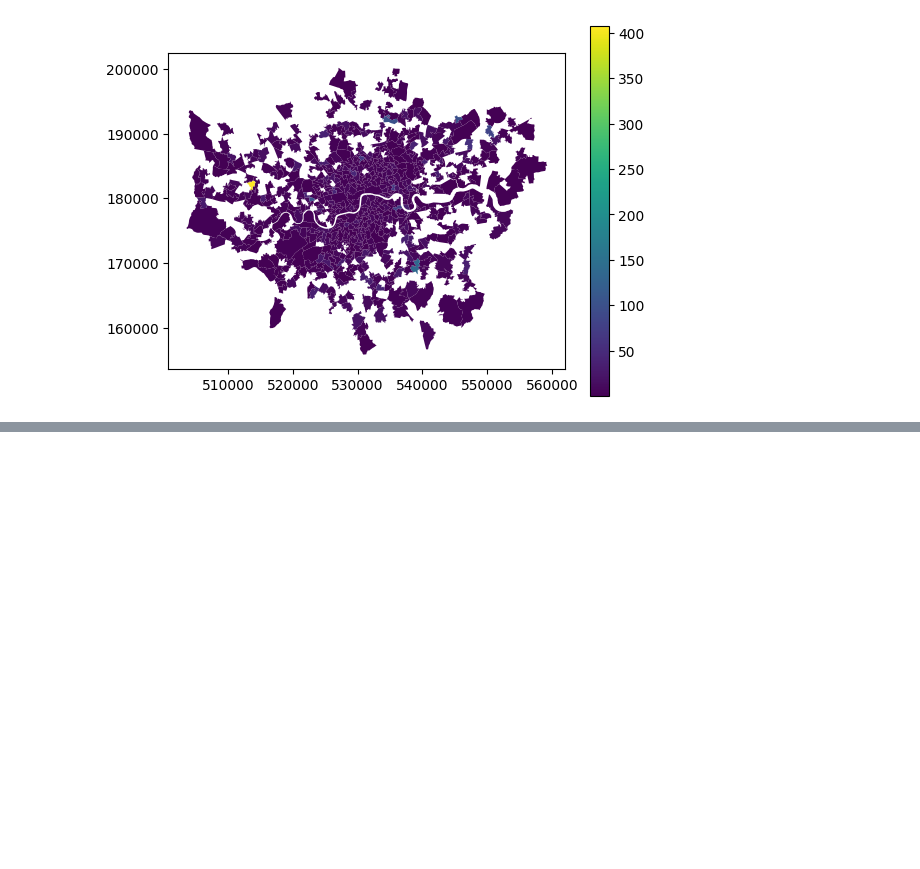
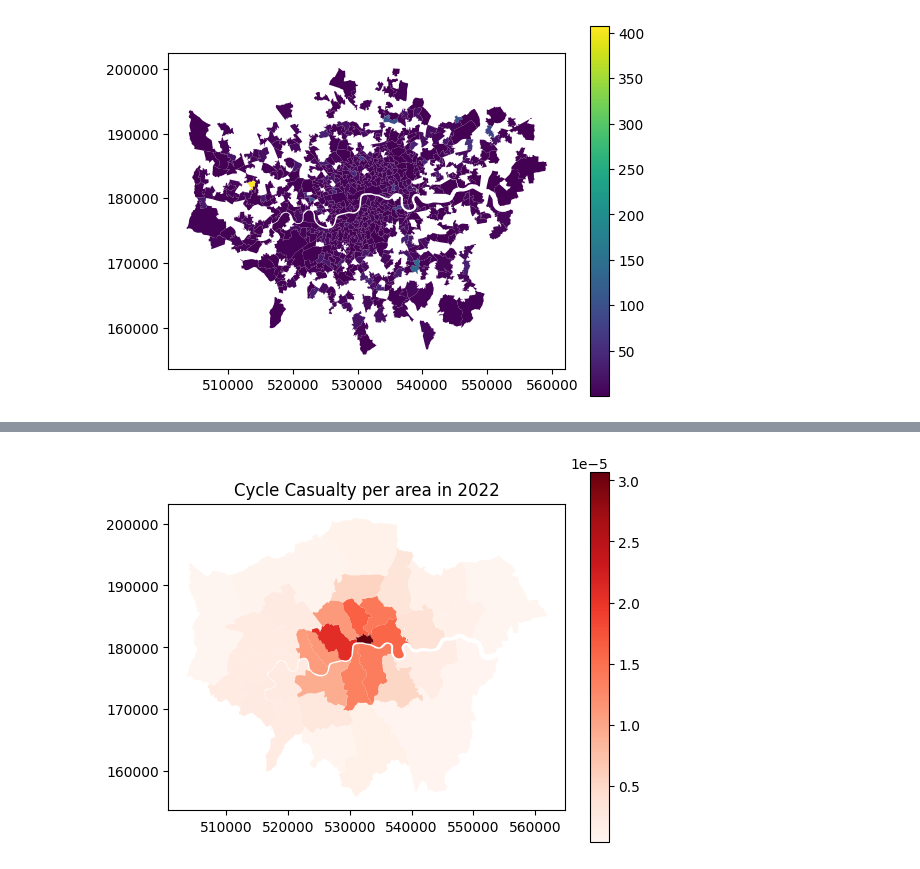
Before and after one commit to sokimura39/CUSP_Data_Dive, a Jupyter notebook: cycling_infrastructure.ipynb, the cells around one changed output, grey strips where cells are left out. Saved outputs shown, nothing was run; the diff lists cells and outputs as text; code cells hidden in the pictures; blank space fills up the shorter version.

```diff
--- a/cycling_infrastructure.ipynb
+++ b/cycling_infrastructure.ipynb
@@ -325,0 +471,13 @@ raw_data.head(5)
+# %%
+# plot casualties per area
+boroughs_cycle_data.plot(
+    column = 'cycle_casualties_per_area',
+    legend = True,
+    cmap = 'Reds'
+)
+
+plt.title('Cycle Casualty per area in 2022')
+
+plt.show()
+# %% [output]
+[figure, added]
```
Also changed, not shown: parts of 64 cells of this notebook.
